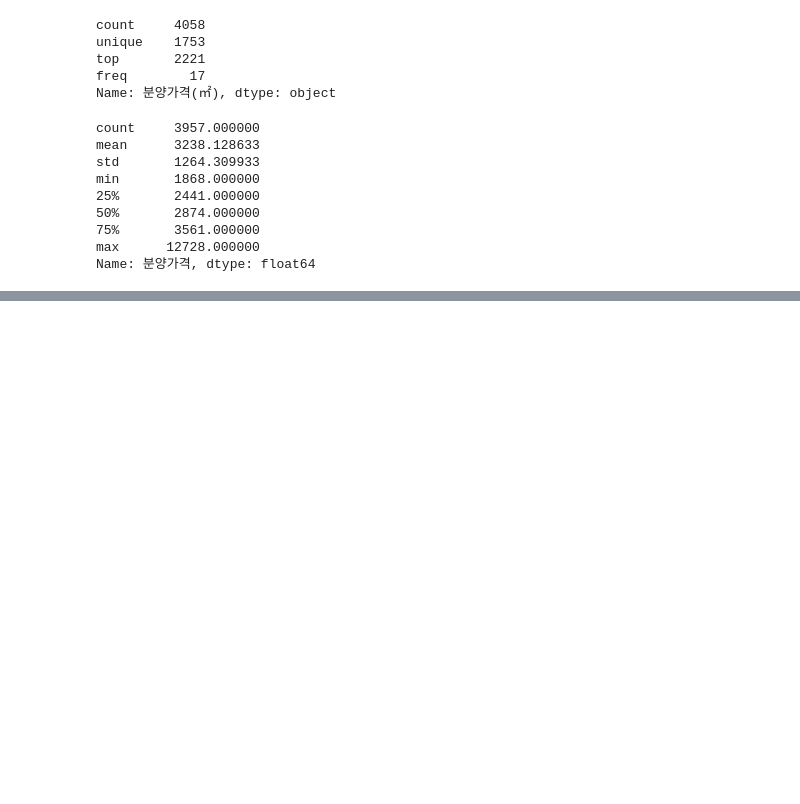
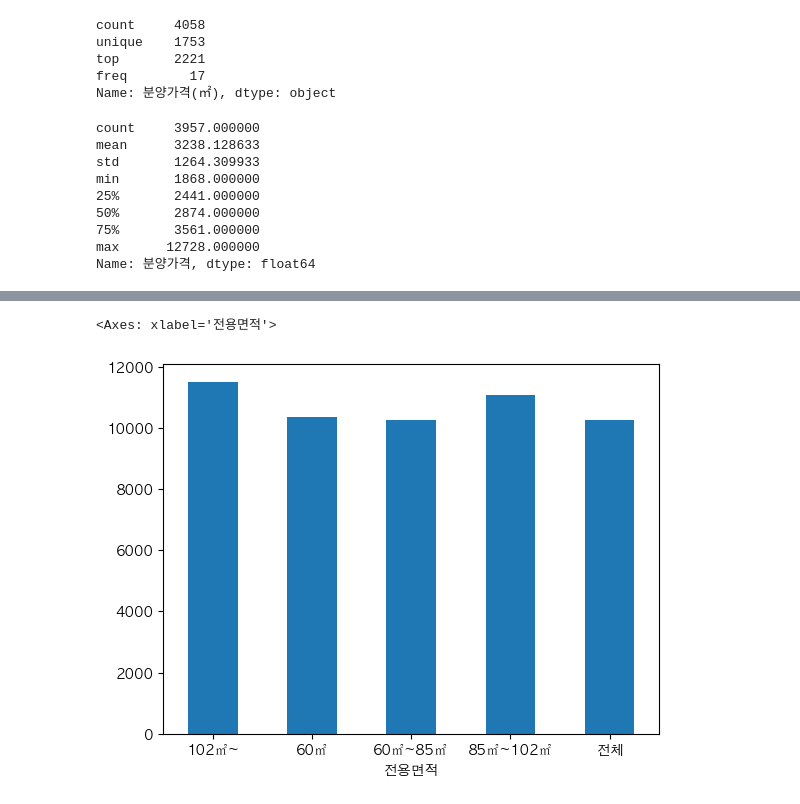
Before and after one commit to SongBeom00/data-analysis, a Jupyter notebook: 00-apt-price.ipynb, the cells around one changed output, grey strips where cells are left out. Drawn from its saved outputs; the diff is of its cells as text; code cells hidden in the pictures; blank space fills up the shorter version.

```diff
--- a/00-apt-price.ipynb
+++ b/00-apt-price.ipynb
@@ -141,0 +383,5 @@ Name: 분양가격, dtype: float64
+# %%
+df_last.groupby(['전용면적'])['평당분양가격'].mean().plot(kind='bar', rot=0)
+# %% [output]
+<Axes: xlabel='전용면적'>
+[figure, added]
```
Also changed, not shown: parts of 27 cells of this notebook, 2 other files.
